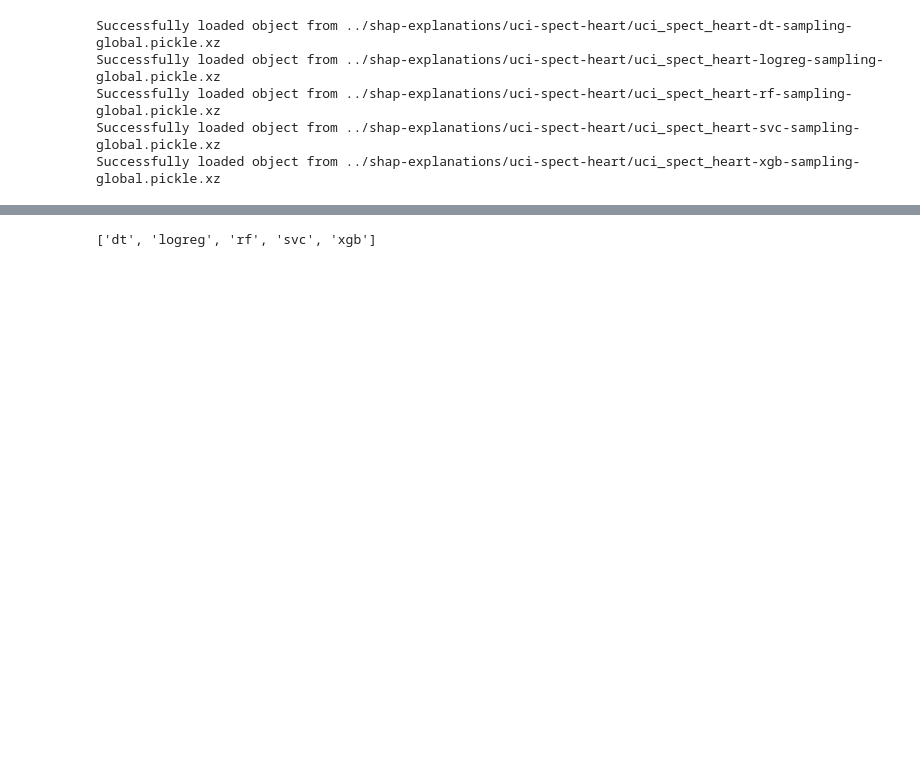
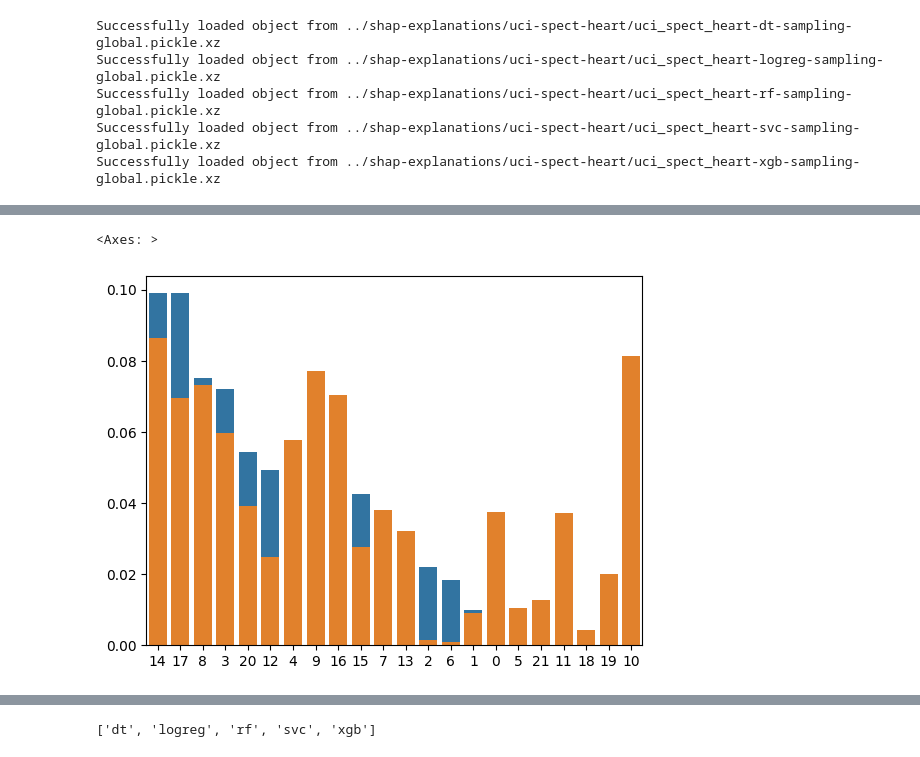
Before and after one commit to JoshuaGottlieb/SHAP-Feature-Selection, a Jupyter notebook: src/Analysis.ipynb, the cells around one changed output, grey strips where cells are left out. Saved outputs shown, nothing was run; the diff lists cells and outputs as text; code cells hidden in the pictures; blank space fills up the shorter version.

```diff
--- a/src/Analysis.ipynb
+++ b/src/Analysis.ipynb
@@ -467,0 +480,6 @@ fig.savefig(file_path, dpi = 300, bbox_inches = 'tight')
+# %%
+sns.barplot(x = spect_shaps['dt']['sorted_order'], y = spect_shaps['dt']['sorted_shap'], order = spect_shaps['dt']['sorted_order'])
+sns.barplot(x = spect_shaps['logreg']['sorted_order'], y = spect_shaps['logreg']['sorted_shap'], order = spect_shaps['dt']['sorted_order'])
+# %% [output]
+<Axes: >
+[figure, added]
```
Also changed, not shown: parts of 12 cells of this notebook, 2 other files.
